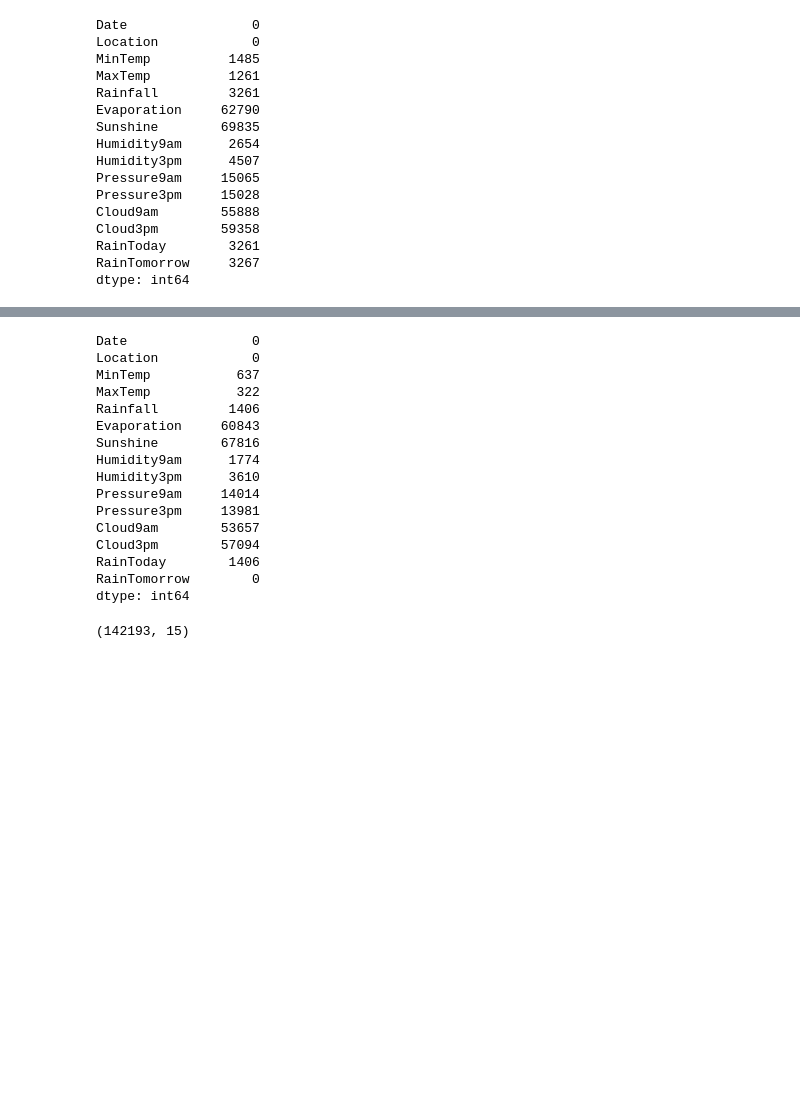
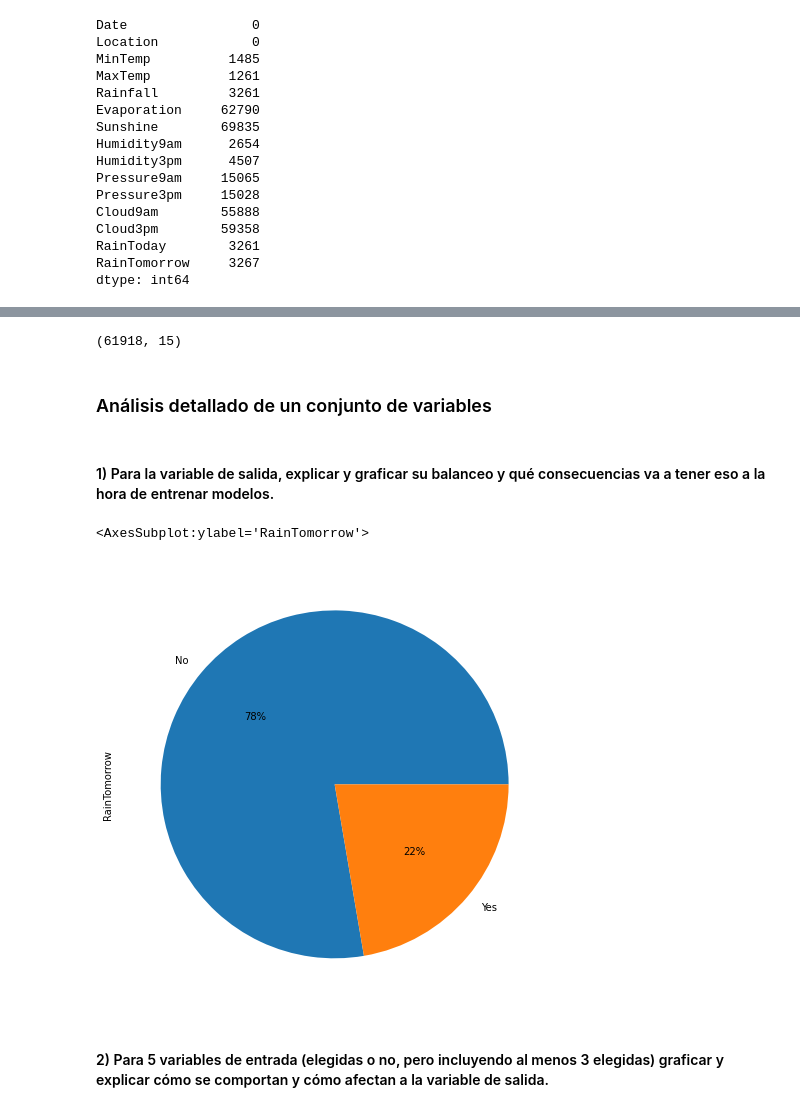
Before and after one commit to llullmariasol/entregasML, a Jupyter notebook: tp1_EDA.ipynb, the cells around one changed output, grey strips where cells are left out. Saved outputs shown, nothing was run; the diff lists cells and outputs as text; code cells hidden in the pictures; blank space fills up the shorter version.

```diff
--- a/tp1_EDA.ipynb
+++ b/tp1_EDA.ipynb
@@ -91,2 +94,2 @@ No detectamos diferencias en las unidades de medida de los datos de entrada, por
 # %%
-dataset.shape
+dataset = dataset.dropna(how='any',axis=0)
@@ -95,4 +95,0 @@ dataset.shape
-# %%
-#dataset2 = dataset.drop(dataset[dataset['RainTomorrow']==NA].index)
-dataset.drop(dataset[dataset.RainTomorrow.isnull()].index, inplace = True)
-dataset.sample(5)
@@ -118,23 +96,15 @@ dataset.describe()
-# %%
-dataset.isnull().sum()
-# %% [output]
-Date                0
-Location            0
-MinTemp           637
-MaxTemp           322
-Rainfall         1406
-Evaporation     60843
-Sunshine        67816
-Humidity9am      1774
-Humidity3pm      3610
-Pressure9am     14014
-Pressure3pm     13981
-Cloud9am        53657
-Cloud3pm        57094
-RainToday        1406
-RainTomorrow        0
-dtype: int64
 # %%
 dataset.shape
 # %% [output]
-(142193, 15)
+(61918, 15)
+# %% [markdown]
+### Análisis detallado de un conjunto de variables
+# %% [markdown]
+#### 1) Para la variable de salida, explicar y graficar su balanceo y qué consecuencias va a tener eso a la hora de entrenar modelos.
+# %%
+dataset.RainTomorrow.value_counts().plot.pie(autopct='%1.0f%%', figsize=(8,8))
+# %% [output]
+<AxesSubplot:ylabel='RainTomorrow'>
+[figure, added]
+# %% [markdown]
+#### 2) Para 5 variables de entrada (elegidas o no, pero incluyendo al menos 3 elegidas) graficar y explicar cómo se comportan y cómo afectan a la variable de salida.
```
Also changed, not shown: parts of 9 cells of this notebook.
